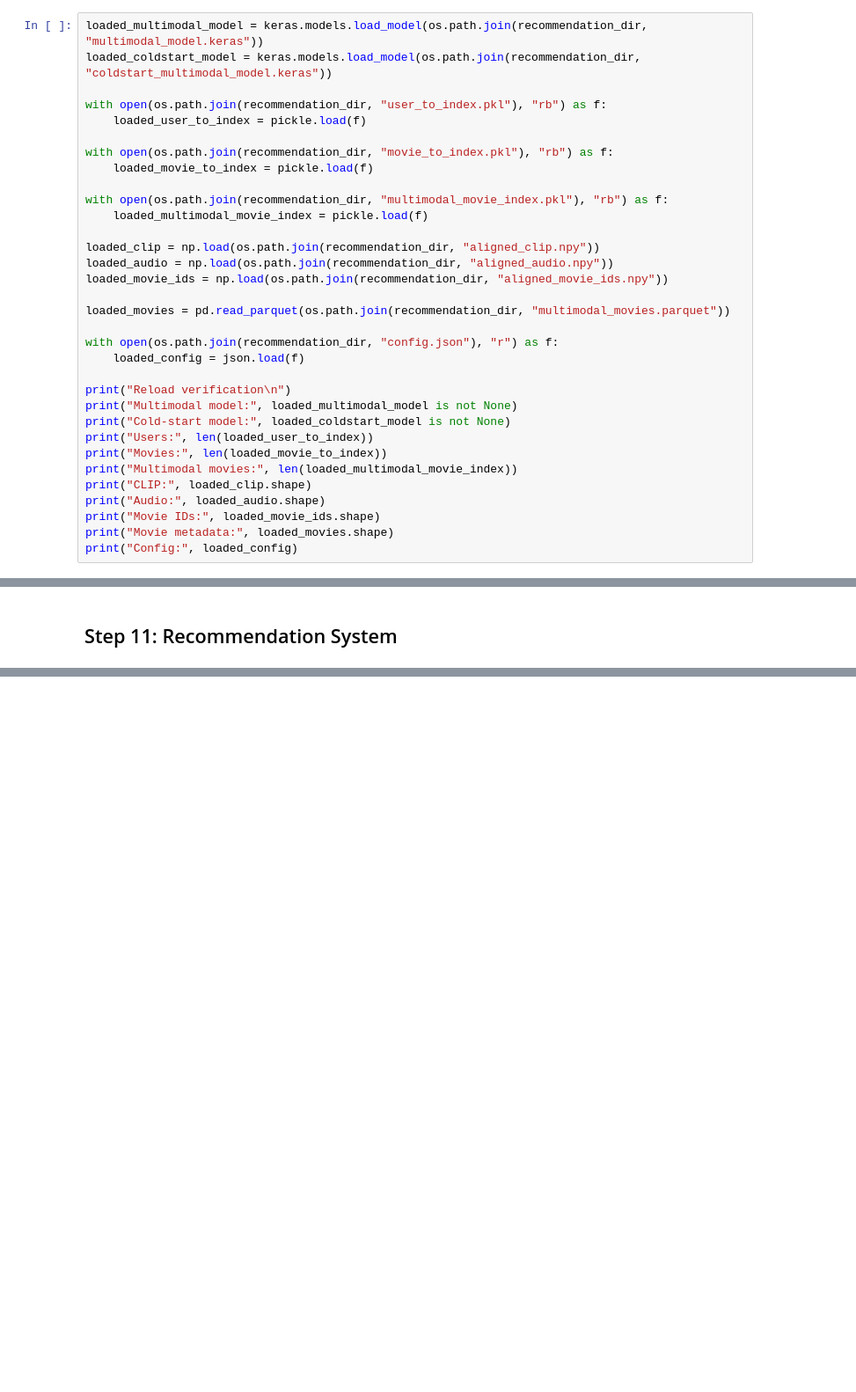
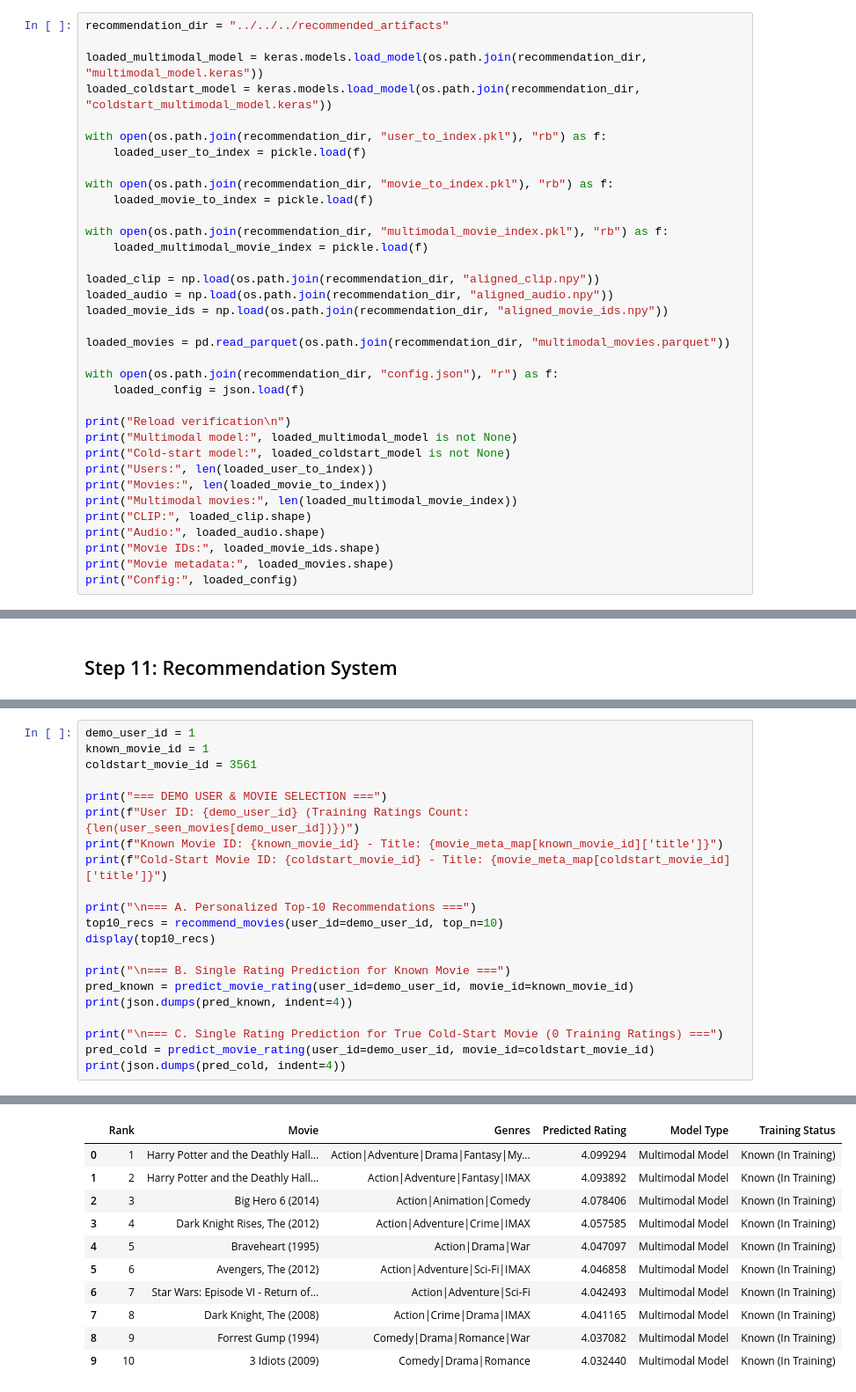
Before and after one commit to Hemanthsai456/Leveraging-Poster-and-Trailer-Audio-Embeddings-for-Cold-Start-Movie-Recommendation, a Jupyter notebook: notebooks/01_Notebook.ipynb, the cells around one changed output, grey strips where cells are left out. Shown at 88% size. Cells and saved outputs as stored; diff of their text form; blank space fills up the shorter version.

Commit message:
Added Recommendation system

```diff
--- a/notebooks/01_Notebook.ipynb
+++ b/notebooks/01_Notebook.ipynb
@@ -2506,6 +2506,8 @@ print(json.dumps(artifact_config, indent=4))
     "num_multimodal_movies": 19232
 }
 # %%
+recommendation_dir = "../../../recommended_artifacts"
+
 loaded_multimodal_model = keras.models.load_model(os.path.join(recommendation_dir, "multimodal_model.keras"))
 loaded_coldstart_model = keras.models.load_model(os.path.join(recommendation_dir, "coldstart_multimodal_model.keras"))
 
@@ -2566,0 +2747,22 @@ NameError: name 'movies' is not defined
+# %%
+demo_user_id = 1
+known_movie_id = 1
+coldstart_movie_id = 3561
+
+print("=== DEMO USER & MOVIE SELECTION ===")
+print(f"User ID: {demo_user_id} (Training Ratings Count: {len(user_seen_movies[demo_user_id])})")
+print(f"Known Movie ID: {known_movie_id} - Title: {movie_meta_map[known_movie_id]['title']}")
+print(f"Cold-Start Movie ID: {coldstart_movie_id} - Title: {movie_meta_map[coldstart_movie_id]['title']}")
+
+print("\n=== A. Personalized Top-10 Recommendations ===")
+top10_recs = recommend_movies(user_id=demo_user_id, top_n=10)
+display(top10_recs)
+
+print("\n=== B. Single Rating Prediction for Known Movie ===")
+pred_known = predict_movie_rating(user_id=demo_user_id, movie_id=known_movie_id)
+print(json.dumps(pred_known, indent=4))
+
+print("\n=== C. Single Rating Prediction for True Cold-Start Movie (0 Training Ratings) ===")
+pred_cold = predict_movie_rating(user_id=demo_user_id, movie_id=coldstart_movie_id)
+print(json.dumps(pred_cold, indent=4))
+# %% [output]
@@ -2566,0 +2776,11 @@ NameError: name 'movies' is not defined
+|  | Rank | Movie | Genres | Predicted Rating | Model Type | Training Status |
+| 0 | 1 | Harry Potter and the Deathly Hall... | Action|Adventure|Drama|Fantasy|My... | 4.099294 | Multimodal Model | Known (In Training) |
+| 1 | 2 | Harry Potter and the Deathly Hall... | Action|Adventure|Fantasy|IMAX | 4.093892 | Multimodal Model | Known (In Training) |
+| 2 | 3 | Big Hero 6 (2014) | Action|Animation|Comedy | 4.078406 | Multimodal Model | Known (In Training) |
+| 3 | 4 | Dark Knight Rises, The (2012) | Action|Adventure|Crime|IMAX | 4.057585 | Multimodal Model | Known (In Training) |
+| 4 | 5 | Braveheart (1995) | Action|Drama|War | 4.047097 | Multimodal Model | Known (In Training) |
+| 5 | 6 | Avengers, The (2012) | Action|Adventure|Sci-Fi|IMAX | 4.046858 | Multimodal Model | Known (In Training) |
+| 6 | 7 | Star Wars: Episode VI - Return of... | Action|Adventure|Sci-Fi | 4.042493 | Multimodal Model | Known (In Training) |
+| 7 | 8 | Dark Knight, The (2008) | Action|Crime|Drama|IMAX | 4.041165 | Multimodal Model | Known (In Training) |
+| 8 | 9 | Forrest Gump (1994) | Comedy|Drama|Romance|War | 4.037082 | Multimodal Model | Known (In Training) |
+| 9 | 10 | 3 Idiots (2009) | Comedy|Drama|Romance | 4.032440 | Multimodal Model | Known (In Training) |
```
Also changed, not shown: parts of 16 cells of this notebook, 6 other files.
